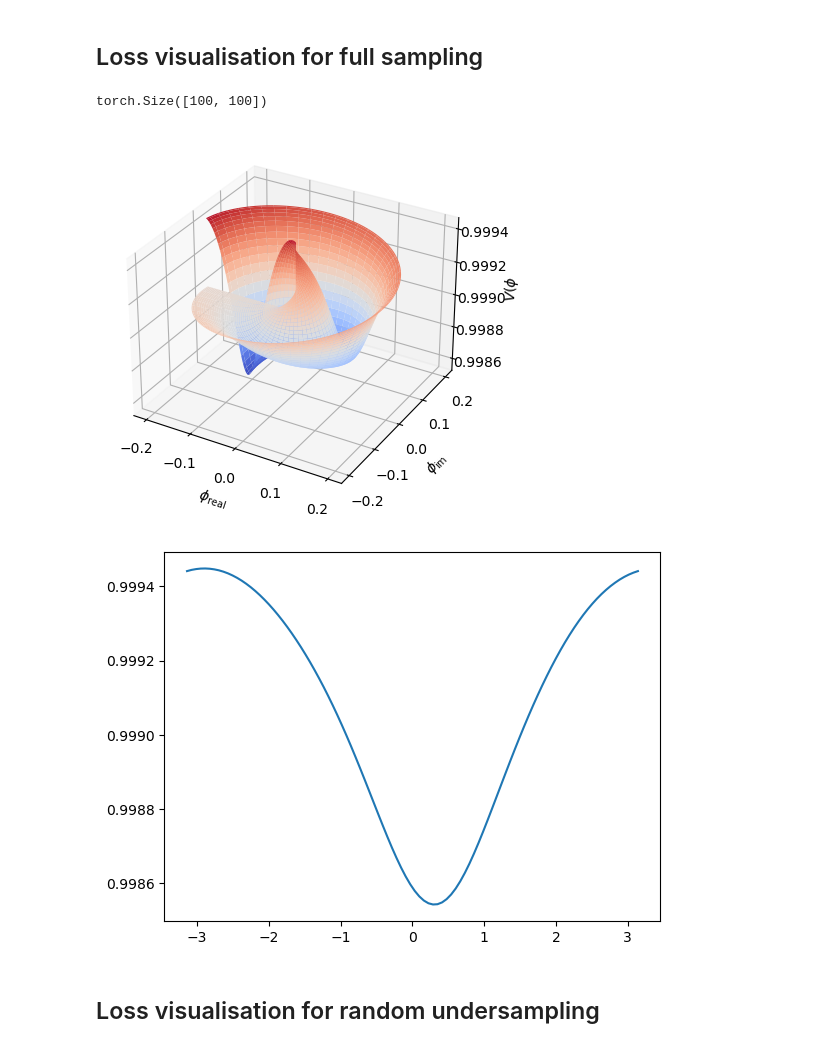
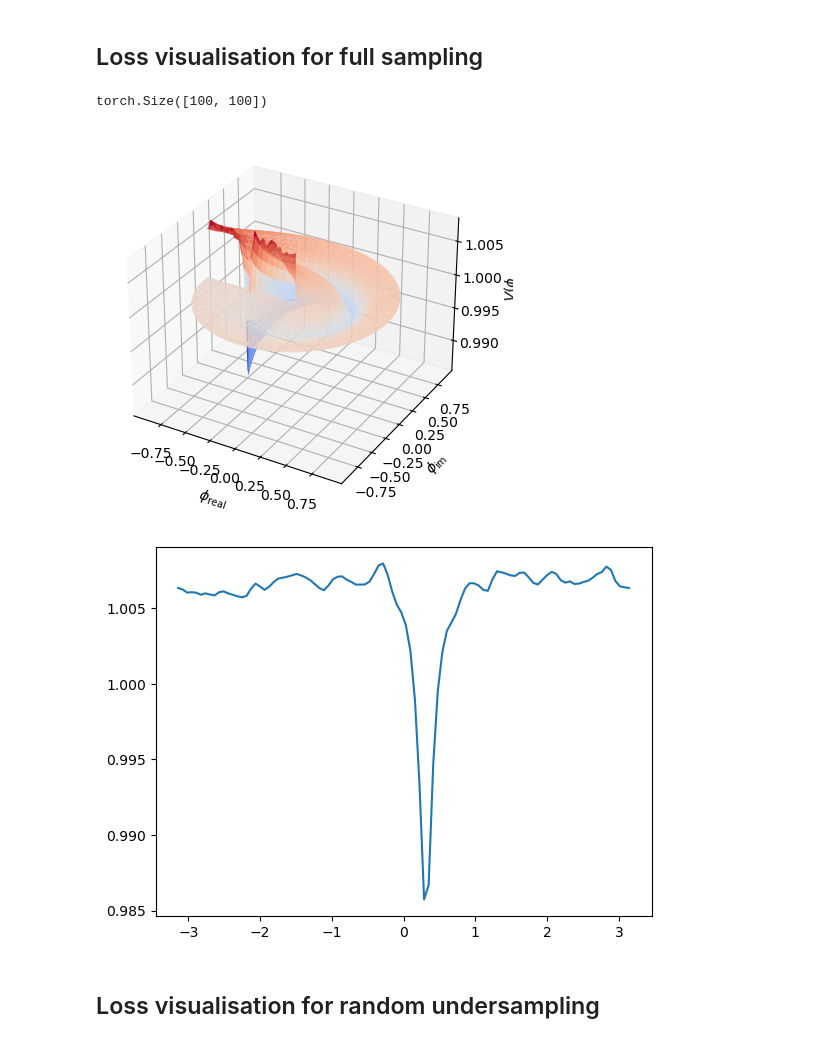
Before and after one commit to tezabhamidi/lfm-gradient-descent, a Jupyter notebook: loss_visualisation.ipynb, the cells around one changed output. Saved outputs shown, nothing was run; the diff lists cells and outputs as text; code cells hidden in the pictures.

```diff
--- a/loss_visualisation.ipynb
+++ b/loss_visualisation.ipynb
@@ -65,7 +65,7 @@ sig = 0.5
 target_signal = 0.9*torch.exp(1j*target_freq * n) + sig**2/2 * torch.complex(torch.randn(n.shape),torch.randn(n.shape))
 
 
-rrange = torch.linspace(0,0.2,100)
+rrange = torch.linspace(0,0.9,100)
 thetarange = torch.linspace(-1,1,100) * pi
 
 mse = torch.zeros((rrange.shape[0],thetarange.shape[0]))
@@ -90,39 +90,39 @@ ax = fig.add_subplot(projection = '3d')
 R,P = np.meshgrid(rrange,thetarange)
 
 X,Y = R*np.cos(P), R*np.sin(P)
 
 ax.plot_surface(X,Y,Z,cmap = cm.coolwarm)
 
 ax.set_xlabel(r'$\phi_\mathrm{real}$')
 ax.set_ylabel(r'$\phi_\mathrm{im}$')
 ax.set_zlabel(r'$V(\phi$')
 
 plt.show()
 
 #fig, ax = plt.subplots(subplot_kw={"projection": "3d"})
 #
 ## Plot the surface.
 #surf = ax.plot_surface(X, Y, Z, cmap=cm.coolwarm,
 #                       linewidth=0, antialiased=False)
 #
 ## Customize the z axis.
 ##ax.set_zlim(-1.01, 1.01)
 #ax.zaxis.set_major_locator(LinearLocator(10))
 ## A StrMethodFormatter is used automatically
 #ax.zaxis.set_major_formatter('{x:.02f}')
 #
 ## Add a color bar which maps values to colors.
 #fig.colorbar(surf, shrink=0.5, aspect=5)
 #
 #plt.show()
 # %% [output]
 torch.Size([100, 100])
-[figure, old version]
+[figure, new version]
 # %%
 plt.plot(thetarange,Z[-1,:])
 plt.show()
 # %% [output]
-[figure, old version]
+[figure, new version]
 # %% [markdown]
 ## Loss visualisation for random undersampling
 # %%
```
Also changed, not shown: parts of 9 cells of this notebook, 1 other file.
